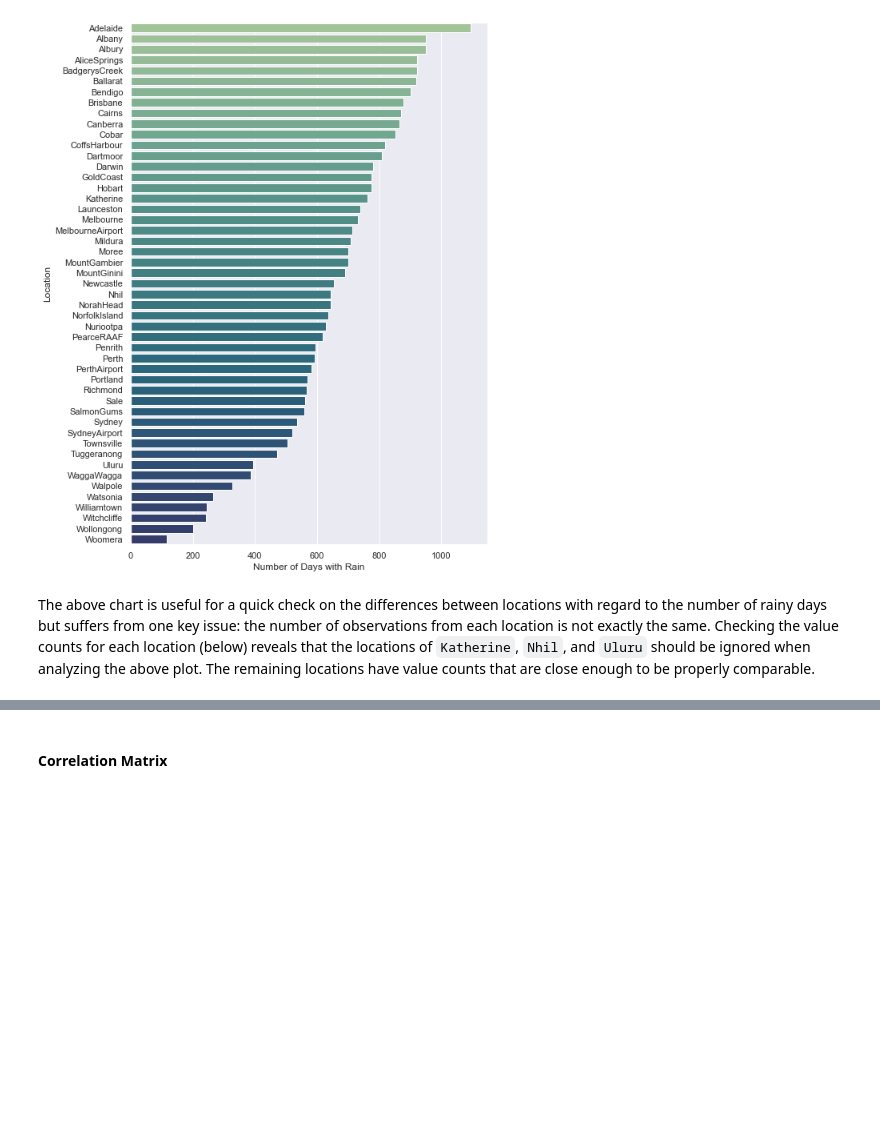
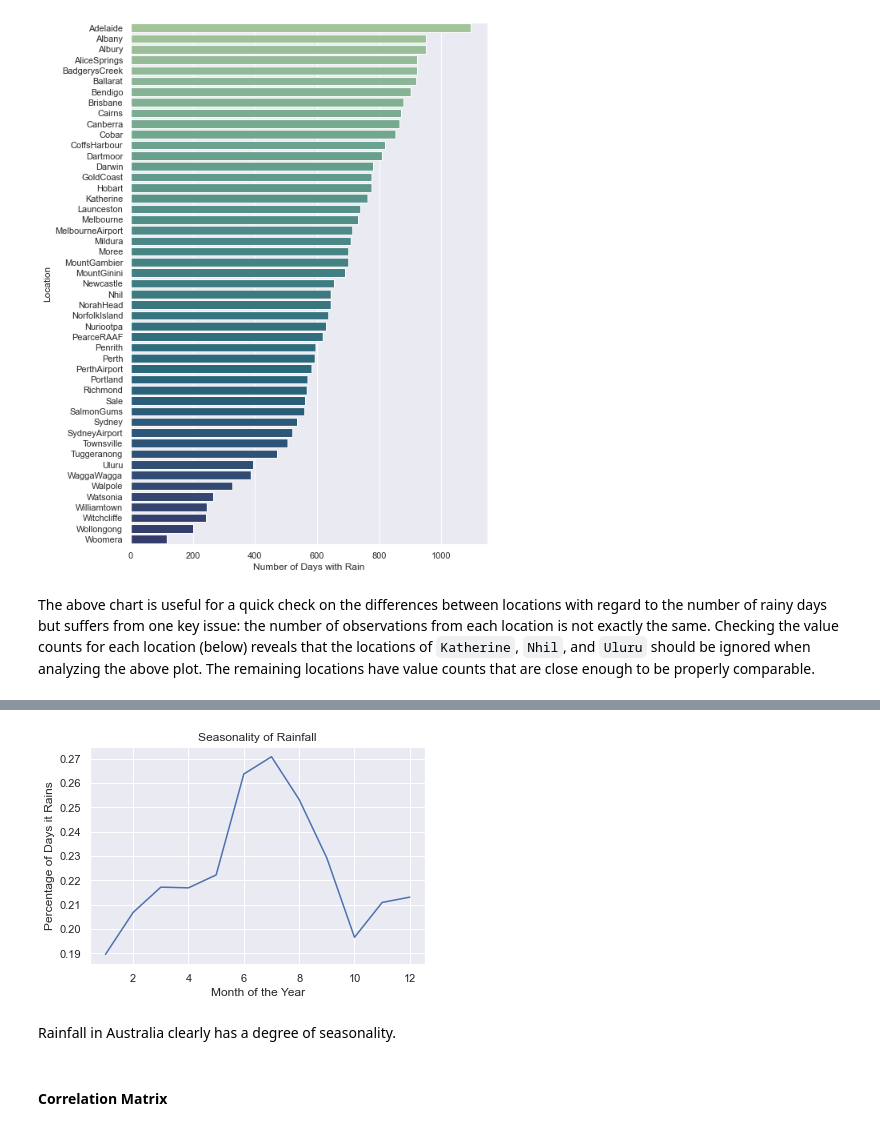
Before and after one commit to tjkyner/australian-rain-prediction, a Jupyter notebook: notebook.ipynb, the cells around one changed output, grey strips where cells are left out. Drawn from its saved outputs; the diff is of its cells as text; code cells hidden in the pictures; blank space fills up the shorter version.

```diff
--- a/notebook.ipynb
+++ b/notebook.ipynb
@@ -309,0 +318,4 @@ Name: Location, dtype: int64
+# %%
+df_seasonality = df.copy()
+df_seasonality['month'] = df_seasonality.Date.apply(lambda x: int(str(x)[5:7]))
+df_seasonality[['Date', 'month']].head()
@@ -309,0 +329,3 @@ Name: Location, dtype: int64
+# %%
+df_seasonality_grouped = df_seasonality.groupby('month').mean()
+df_seasonality_grouped[['RainToday']]
@@ -310,3 +347,12 @@ Name: Location, dtype: int64
+# %%
+sns.lineplot(data=df_seasonality_grouped, x=df_seasonality_grouped.index, y='RainToday')
+plt.title('Seasonality of Rainfall')
+plt.xlabel('Month of the Year')
+plt.ylabel('Percentage of Days it Rains');
+# %% [output]
+[figure, added]
+# %% [markdown]
+Rainfall in Australia clearly has a degree of seasonality.
 # %% [markdown]
 #### Correlation Matrix
 # %%
```
Also changed, not shown: parts of 15 cells of this notebook.
